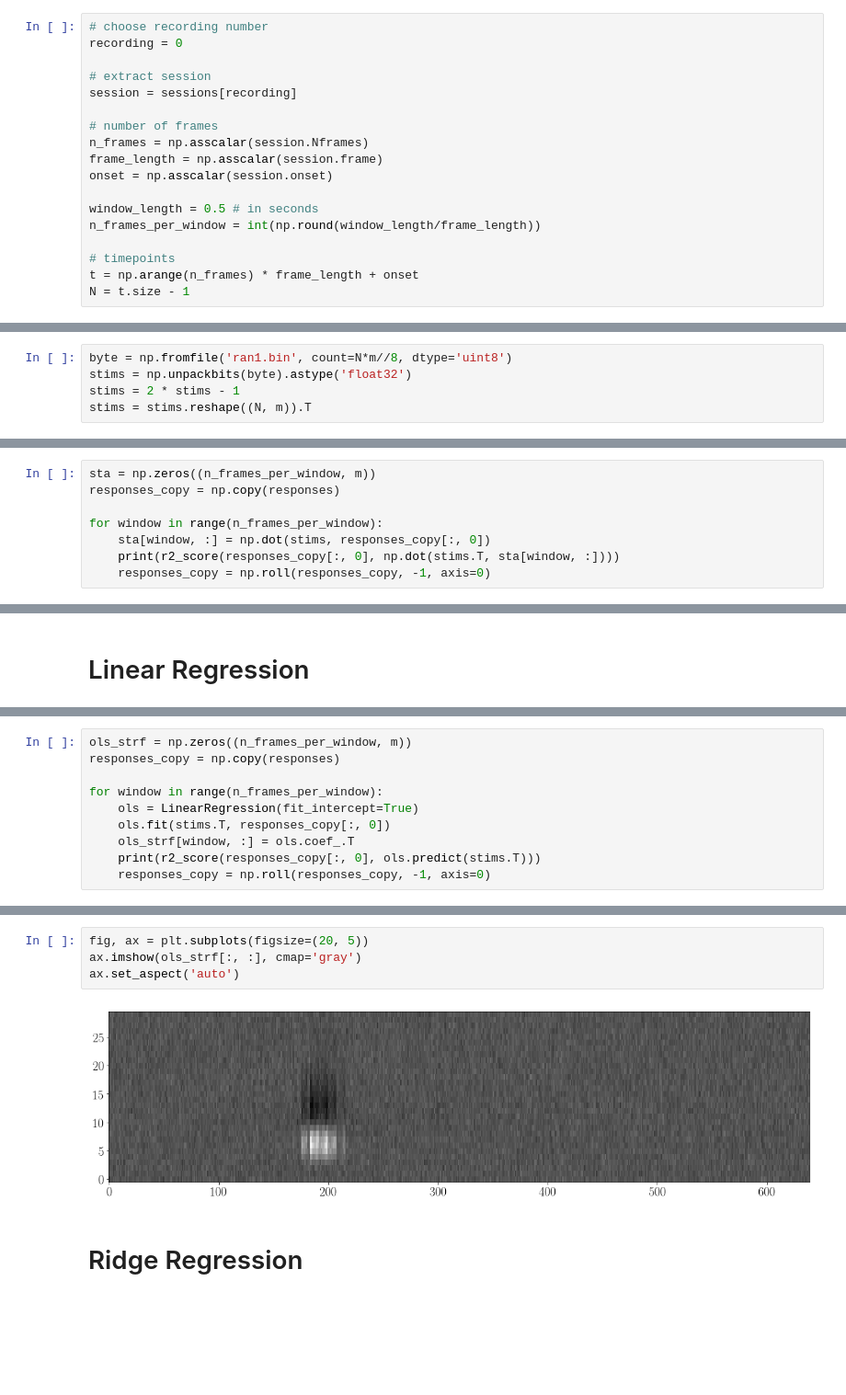
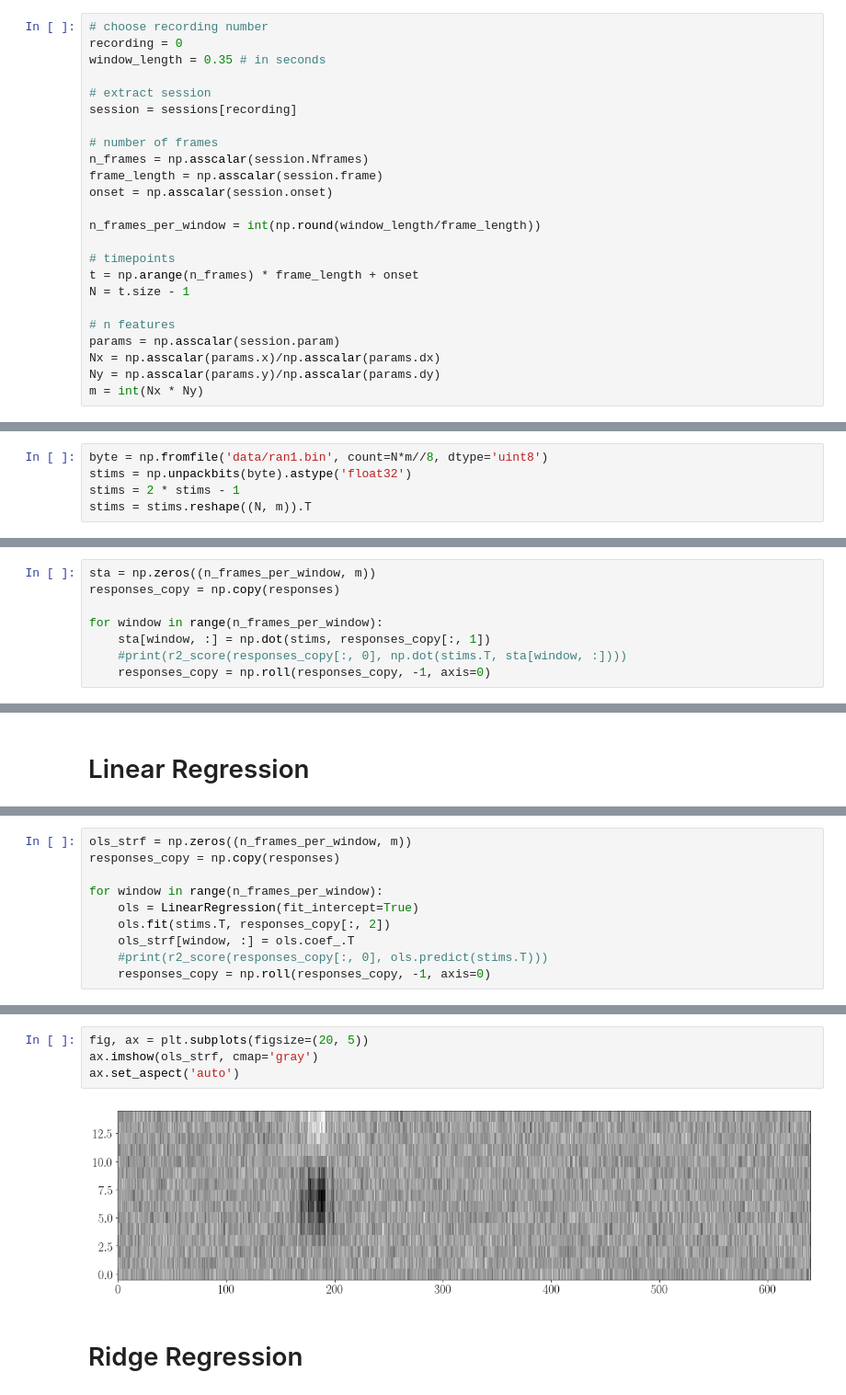
Before and after one commit to pssachdeva/uoi-neuro, a Jupyter notebook: retina_strf/1d_strf.ipynb, the cells around one changed output, grey strips where cells are left out. Shown at 92% size. Drawn from its saved outputs; the diff is of its cells as text; blank space fills up the shorter version.

```diff
--- a/retina_strf/1d_strf.ipynb
+++ b/retina_strf/1d_strf.ipynb
@@ -22,6 +60,7 @@ n_cells = np.asscalar(np.asscalar(f['datainfo']).Ncell)
 # %%
 # choose recording number
 recording = 0
+window_length = 0.35 # in seconds
 
 # extract session
 session = sessions[recording]
@@ -31,9 +70,14 @@ n_frames = np.asscalar(session.Nframes)
 frame_length = np.asscalar(session.frame)
 onset = np.asscalar(session.onset)
 
-window_length = 0.5 # in seconds
 n_frames_per_window = int(np.round(window_length/frame_length))
 
 # timepoints
 t = np.arange(n_frames) * frame_length + onset
 N = t.size - 1
+
+# n features
+params = np.asscalar(session.param)
+Nx = np.asscalar(params.x)/np.asscalar(params.dx)
+Ny = np.asscalar(params.y)/np.asscalar(params.dy)
+m = int(Nx * Ny)
@@ -61,5 +124,5 @@ for cell in range(n_cells):
 # %%
-byte = np.fromfile('ran1.bin', count=N*m//8, dtype='uint8')
+byte = np.fromfile('data/ran1.bin', count=N*m//8, dtype='uint8')
 stims = np.unpackbits(byte).astype('float32')
 stims = 2 * stims - 1
 stims = stims.reshape((N, m)).T
@@ -76,6 +137,6 @@ sta = np.zeros((n_frames_per_window, m))
 responses_copy = np.copy(responses)
 
 for window in range(n_frames_per_window):
-    sta[window, :] = np.dot(stims, responses_copy[:, 0])
-    print(r2_score(responses_copy[:, 0], np.dot(stims.T, sta[window, :])))
+    sta[window, :] = np.dot(stims, responses_copy[:, 1])
+    #print(r2_score(responses_copy[:, 0], np.dot(stims.T, sta[window, :])))
     responses_copy = np.roll(responses_copy, -1, axis=0)
@@ -111,7 +156,7 @@ responses_copy = np.copy(responses)
 
 for window in range(n_frames_per_window):
     ols = LinearRegression(fit_intercept=True)
-    ols.fit(stims.T, responses_copy[:, 0])
+    ols.fit(stims.T, responses_copy[:, 2])
     ols_strf[window, :] = ols.coef_.T
-    print(r2_score(responses_copy[:, 0], ols.predict(stims.T)))
+    #print(r2_score(responses_copy[:, 0], ols.predict(stims.T)))
     responses_copy = np.roll(responses_copy, -1, axis=0)
@@ -136,8 +177,8 @@ for window in range(n_frames_per_window):
 # %%
 fig, ax = plt.subplots(figsize=(20, 5))
-ax.imshow(ols_strf[:, :], cmap='gray')
+ax.imshow(ols_strf, cmap='gray')
 ax.set_aspect('auto')
 # %% [output]
-[figure, old version]
+[figure, new version]
 # %% [markdown]
 # Ridge Regression
```
Also changed, not shown: parts of 41 cells of this notebook, 4 other files.
